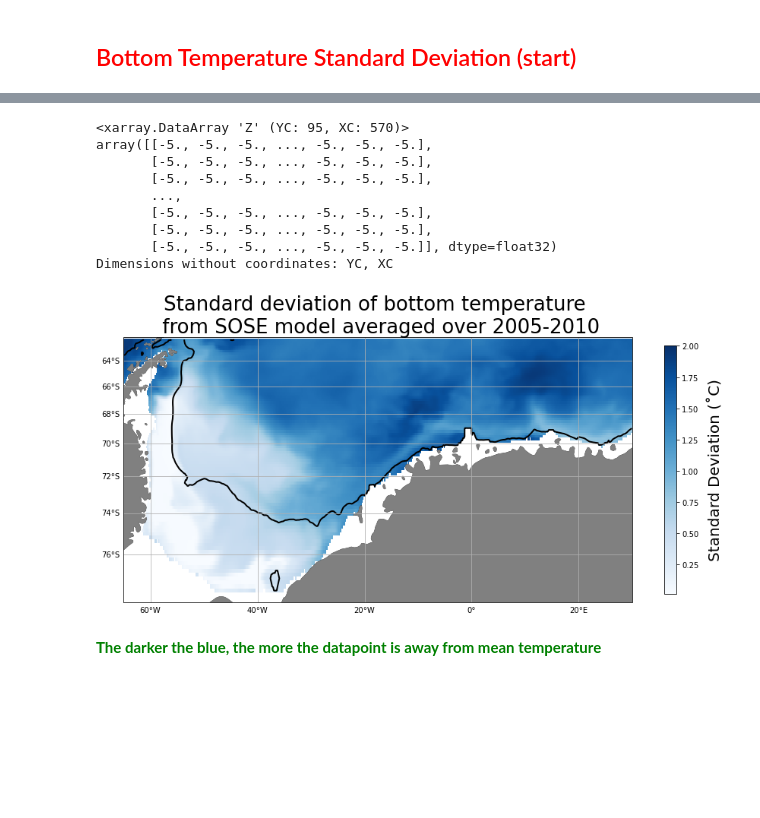
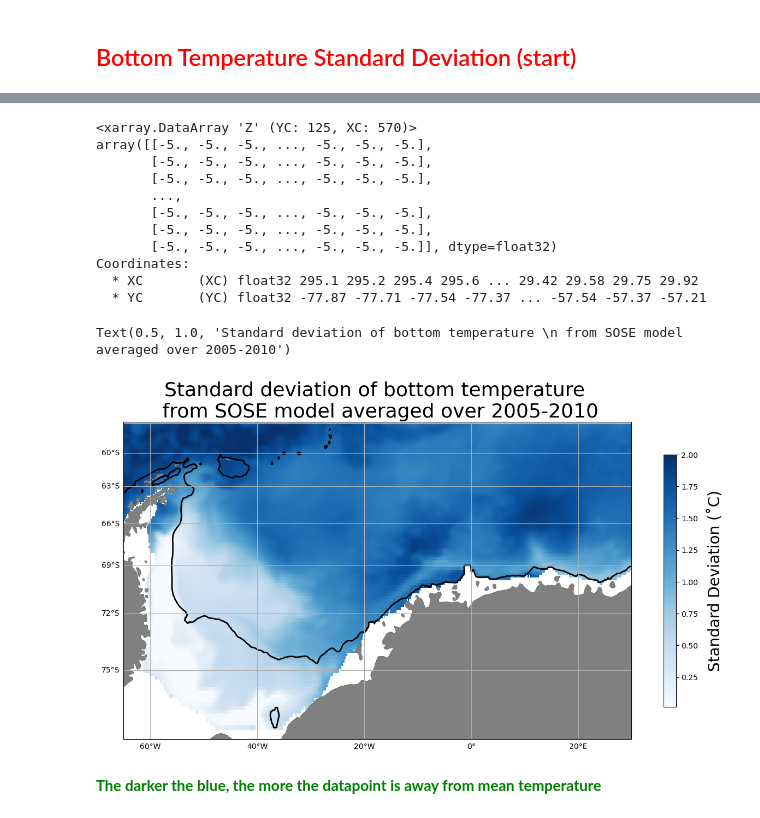
Before and after one commit to shanicetbailey/chapter1, a Jupyter notebook: SOSE-budgets/5_bottom-temp_slt-std-figs.ipynb, the cells around one changed output, grey strips where cells are left out. Cells and saved outputs as stored; diff of their text form; code cells hidden in the pictures; blank space fills up the shorter version.

```diff
--- a/SOSE-budgets/5_bottom-temp_slt-std-figs.ipynb
+++ b/SOSE-budgets/5_bottom-temp_slt-std-figs.ipynb
@@ -104,8 +85,8 @@ ds.THETA[0,0].drop('XC').plot();
 lon_depth = coords.XC
 lat_depth = coords.YC
 
-lon_temp = coords.XC
-lat_temp = coords.YC
+lon_temp = ds.XC
+lat_temp = ds.YC
 # %%
 temp_wg = ds.THETA
 # %%
@@ -210,2 +186,2 @@ ax1.contour(lon_depth, lat_depth, coords_wg.Depth, levels=[1000], colors='k')
 # %%
-surface_mask = (coords.hFacC[0].isel(**lat_range, **lon_range)>0).load()
+surface_mask = (coords_surf_mask.hFacC[0] > 0).load()
@@ -355,2 +322,4 @@ bottom_temp.swap_dims({'XC': 'lon'}).plot(ax=ax)
 # %% [raw]
 bottom_temp.to_netcdf('bottom_temp.nc')
+# %%
+surf_mask = surface_mask.assign_coords({'lon': ('XC', lon_fixed)})
@@ -424,10 +400,10 @@ Dimensions without coordinates: YC, XC
 # %%
 #this gives us the depth of the bottom cell
-depth_max_std_temp = dsr.Z.where(std_temp.notnull()).max(dim='Z') #use Z instead of Depth bc Depth doesn't have dim Z
+depth_max_std_temp = ds.Z.where(std_temp.notnull()).max(dim='Z') #use Z instead of Depth bc Depth doesn't have dim Z
 # %%
 depth_max_std_temp
 # %% [output]
-<xarray.DataArray 'Z' (YC: 95, XC: 570)>
+<xarray.DataArray 'Z' (YC: 125, XC: 570)>
 array([[-5., -5., -5., ..., -5., -5., -5.],
        [-5., -5., -5., ..., -5., -5., -5.],
        [-5., -5., -5., ..., -5., -5., -5.],
@@ -435,7 +411,9 @@ array([[-5., -5., -5., ..., -5., -5., -5.],
        [-5., -5., -5., ..., -5., -5., -5.],
        [-5., -5., -5., ..., -5., -5., -5.],
        [-5., -5., -5., ..., -5., -5., -5.]], dtype=float32)
-Dimensions without coordinates: YC, XC
+Coordinates:
+  * XC       (XC) float32 295.1 295.2 295.4 295.6 ... 29.42 29.58 29.75 29.92
+  * YC       (YC) float32 -77.87 -77.71 -77.54 -77.37 ... -57.54 -57.37 -57.21
 # %%
 bottom_std_temp = std_temp.sel(Z=depth_max_std_temp.fillna(0.)).load()
 # %%
@@ -443,34 +421,36 @@ bottom_std_temp = bottom_std_temp.assign_coords({'lon': ('XC', lon_fixed)})
 # %%
 proj = ccrs.Mercator() #with Mercator you can put lat lon values.
 fig, ax = plt.subplots(figsize=(15, 15), subplot_kw=dict(projection=proj))
 
-ax.set_extent([-65, 30, -78, -62], crs=ccrs.PlateCarree())
+ax.set_extent([-65, 30, -78, -57], crs=ccrs.PlateCarree())
 ax.coastlines(resolution='50m')
 ax.add_feature(cfeature.NaturalEarthFeature('physical', 'land', '50m',
                                         edgecolor='face',
                                         facecolor='0.5'))
 #1000m isobath
-ax.contour(lon_fixed, lat_depth, coords_wg.Depth, levels=[1000], colors='k', linewidths=2, transform=ccrs.PlateCarree())
+ax.contour(lon_fixed, lat_depth, coords.Depth, levels=[1000], colors='k', linewidths=2, transform=ccrs.PlateCarree())
 
-im = ax.pcolormesh(lon_fixed, lat_temp, bottom_std_temp.where(surface_mask), transform=ccrs.PlateCarree(), cmap='Blues', vmax=2)
+im = ax.pcolormesh(lon_fixed, lat_temp, bottom_std_temp.where(surf_mask), transform=ccrs.PlateCarree(),
+                   cmap='Blues', vmax=2)
 cb = fig.colorbar(im, ax=ax, shrink=0.4)
 cb.set_label("Standard Deviation (˚C)", labelpad=12, fontsize=20)
 
 g1 = ax.gridlines(crs=ccrs.PlateCarree(), draw_labels=True)
 g1.xlabels_top = False
 g1.ylabels_right = False
 
 #ax.text(-0.07, 0.55, 'Latitude', va='bottom', ha='center',
 #        rotation='vertical', rotation_mode='anchor',
 #        transform=ax.transAxes, fontsize=12)
 #ax.text(0.5, -0.13, 'Longitude', va='bottom', ha='center',
 #        rotation='horizontal', rotation_mode='anchor',
 #        transform=ax.transAxes, fontsize=12)
 
 plt.title('Standard deviation of bottom temperature \n from SOSE model averaged over 2005-2010', fontsize=26)
-plt.savefig('std-bot-temp-sose-1km-isobath.pdf');
+#plt.savefig('std-bot-temp-sose-1km-isobath.pdf');
 # %% [output]
+Text(0.5, 1.0, 'Standard deviation of bottom temperature \n from SOSE model averaged over 2005-2010')
-[figure, old version]
+[figure, new version]
 # %% [markdown]
 <span style='color:Green'> **The darker the blue, the more the datapoint is away from mean temperature**
 # %% [markdown]
```
Also changed, not shown: parts of 69 cells of this notebook.
